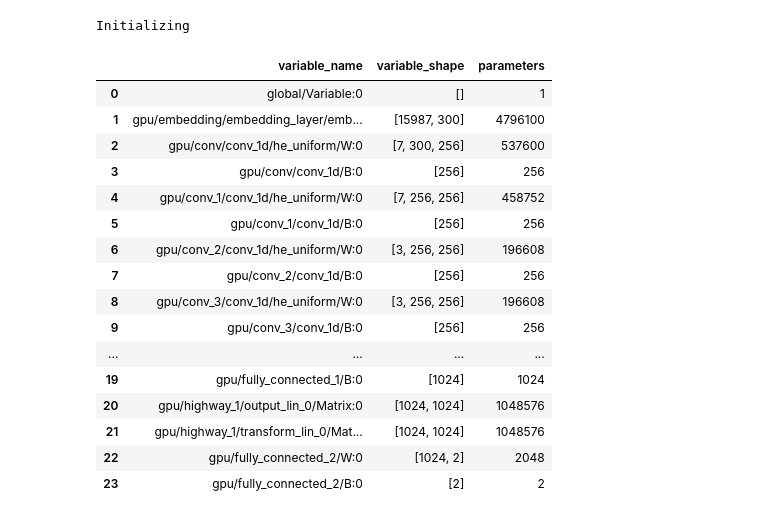
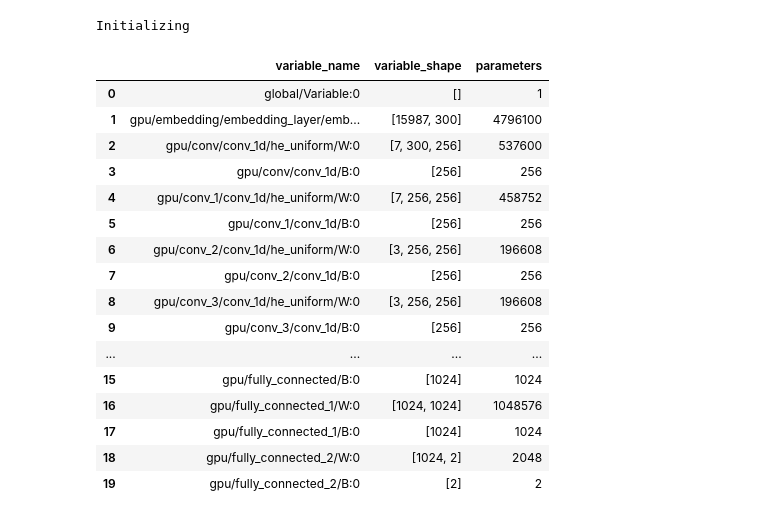
Before and after one commit to zhangleiqss/dl_project, a Jupyter notebook: MyNLP/TextDeepCNN.ipynb, the cells around one changed output. Saved outputs shown, nothing was run; the diff lists cells and outputs as text; code cells hidden in the pictures.

```diff
--- a/MyNLP/TextDeepCNN.ipynb
+++ b/MyNLP/TextDeepCNN.ipynb
@@ -77,33 +77,33 @@ test_idxs = np.sort(test_idxs)
 # %%
 graph_to_use = tf.Graph()
 config = tf.ConfigProto(allow_soft_placement=True)
 config.gpu_options.allow_growth=True
 with tf.Session(graph=graph_to_use, config=config) as session:
     #cnn_model = TextCNN(FLAGS, session, current_task_name='text_cnn_model')
     #cnn_model.build_model(num_classes=len(set(label[idxs])),max_conv_len=7, num_filters=512, dropout_keep_prob=0.5)
-    cnn_model = TextMultiCNN(FLAGS, session, current_task_name='text_multi_cnn_model_highway')
+    cnn_model = TextMultiCNN(FLAGS, session, current_task_name='text_multi_cnn_model')
     #label[idxs]
     cnn_model.build_model(num_classes = len(set(label[idxs])), num_filters_per_size=256, fully_layers = [1024, 1024])
     cnn_model.build_model_summary()
     display(cnn_model.model_summary())
     cnn_model.run([documents,label], train_idxs, test_idxs)
 # %% [output]
 Initializing
 |  | variable_name | variable_shape | parameters |
 | 0 | global/Variable:0 | [] | 1 |
 | 1 | gpu/embedding/embedding_layer/emb... | [15987, 300] | 4796100 |
 | 2 | gpu/conv/conv_1d/he_uniform/W:0 | [7, 300, 256] | 537600 |
 | 3 | gpu/conv/conv_1d/B:0 | [256] | 256 |
 | 4 | gpu/conv_1/conv_1d/he_uniform/W:0 | [7, 256, 256] | 458752 |
 | 5 | gpu/conv_1/conv_1d/B:0 | [256] | 256 |
 | 6 | gpu/conv_2/conv_1d/he_uniform/W:0 | [3, 256, 256] | 196608 |
 | 7 | gpu/conv_2/conv_1d/B:0 | [256] | 256 |
 | 8 | gpu/conv_3/conv_1d/he_uniform/W:0 | [3, 256, 256] | 196608 |
 | 9 | gpu/conv_3/conv_1d/B:0 | [256] | 256 |
 | ... | ... | ... | ... |
-| 19 | gpu/fully_connected_1/B:0 | [1024] | 1024 |
-| 20 | gpu/highway_1/output_lin_0/Matrix:0 | [1024, 1024] | 1048576 |
-| 21 | gpu/highway_1/transform_lin_0/Mat... | [1024, 1024] | 1048576 |
-| 22 | gpu/fully_connected_2/W:0 | [1024, 2] | 2048 |
-| 23 | gpu/fully_connected_2/B:0 | [2] | 2 |
+| 15 | gpu/fully_connected/B:0 | [1024] | 1024 |
+| 16 | gpu/fully_connected_1/W:0 | [1024, 1024] | 1048576 |
+| 17 | gpu/fully_connected_1/B:0 | [1024] | 1024 |
+| 18 | gpu/fully_connected_2/W:0 | [1024, 2] | 2048 |
+| 19 | gpu/fully_connected_2/B:0 | [2] | 2 |
 Epoch 1 ... training ...
```
Also changed, not shown: parts of 2 cells of this notebook, 4 other files.
